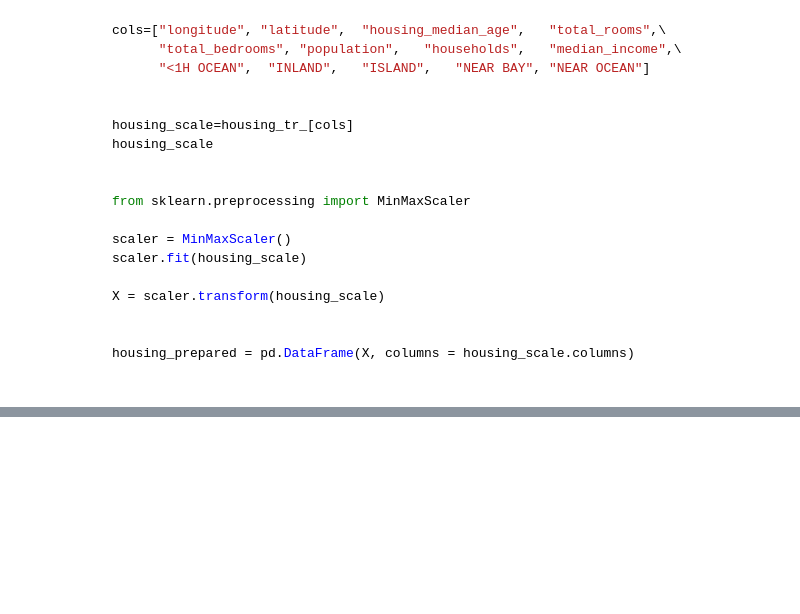
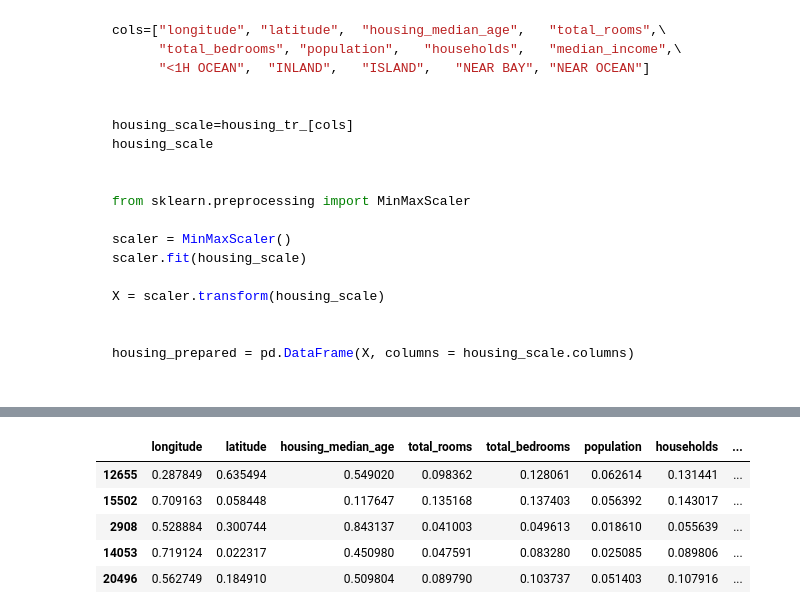
Before and after one commit to CienciaDatosUdea/002_EstudiantesAprendizajeEstadistico, a Jupyter notebook: semestre2025-1/Estudiantes/Gaviria_13/Laboratorio_05_ABC_Modelo_v1.ipynb, the cells around one changed output, grey strips where cells are left out. Drawn from its saved outputs; the diff is of its cells as text; code cells hidden in the pictures; blank space fills up the shorter version.

```diff
--- a/semestre2025-1/Estudiantes/Gaviria_13/Laboratorio_05_ABC_Modelo_v1.ipynb
+++ b/semestre2025-1/Estudiantes/Gaviria_13/Laboratorio_05_ABC_Modelo_v1.ipynb
@@ -693,0 +784,9 @@ housing_prepared = pd.DataFrame(X, columns = housing_scale.columns)
+# %%
+housing_train.head()
+# %% [output]
+|  | longitude | latitude | housing_median_age | total_rooms | total_bedrooms | population | households | ... |
+| 12655 | 0.287849 | 0.635494 | 0.549020 | 0.098362 | 0.128061 | 0.062614 | 0.131441 | ... |
+| 15502 | 0.709163 | 0.058448 | 0.117647 | 0.135168 | 0.137403 | 0.056392 | 0.143017 | ... |
+| 2908 | 0.528884 | 0.300744 | 0.843137 | 0.041003 | 0.049613 | 0.018610 | 0.055639 | ... |
+| 14053 | 0.719124 | 0.022317 | 0.450980 | 0.047591 | 0.083280 | 0.025085 | 0.089806 | ... |
+| 20496 | 0.562749 | 0.184910 | 0.509804 | 0.089790 | 0.103737 | 0.051403 | 0.107916 | ... |
```
Also changed, not shown: parts of 15 cells of this notebook, 4 other files.
